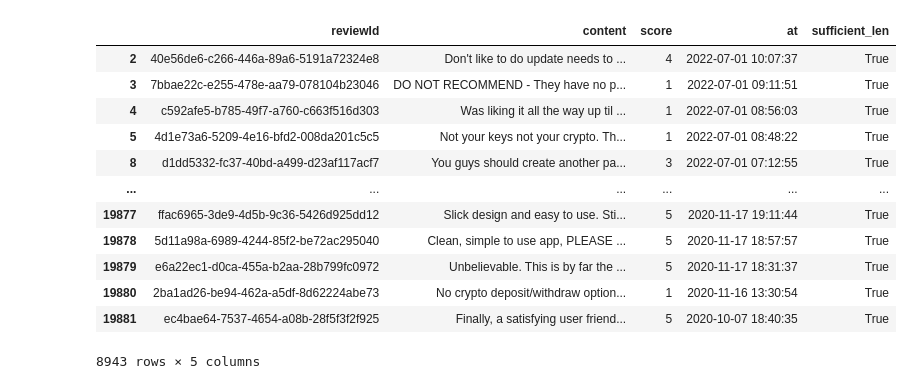
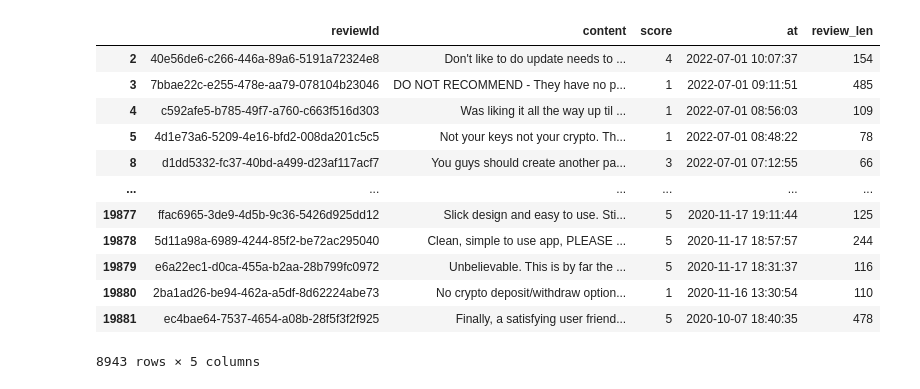
Before and after one commit to toxicpuzzle/winter-usyd-research-2022, a Jupyter notebook: bow_crypto.ipynb, the cells around one changed output. Saved outputs shown, nothing was run; the diff lists cells and outputs as text; code cells hidden in the pictures.

```diff
--- a/bow_crypto.ipynb
+++ b/bow_crypto.ipynb
@@ -28,34 +29,34 @@ topics = {"fee": ["fee", "money", "price", "cost", "expensive", "cost", "charge"
 # %%
 # Pre-processing the document
 all_files = ["coinbase.csv", "binance.csv", "ftx.csv", "kraken.csv"]
 
 # Combine all the csv files into one
 li = []
 for filename in all_files:
     df = pd.read_csv(filename)
     li.append(df)
 
 # Get only rows with >50 chars or about 10 words
 def get_rows(row):
-    row["sufficient_len"] = True if type(row["content"]) == str and len(row["content"]) > 50 else False;
+    row["review_len"] = len(row["content"])
     return row;
 
 frame = pd.concat(li, axis=0, ignore_index=True)
 frame = frame.loc[:, ["reviewId", "content", "score", "at"]]
 frame = frame.apply(get_rows, axis=1)
-frame = frame.loc[frame["sufficient_len"] == True]
+frame = frame.loc[frame["review_len"] > 50]
 frame
 # %% [output]
-|  | reviewId | content | score | at | sufficient_len |
-| 2 | 40e56de6-c266-446a-89a6-5191a72324e8 | Don't like to do update needs to ... | 4 | 2022-07-01 10:07:37 | True |
-| 3 | 7bbae22c-e255-478e-aa79-078104b23046 | DO NOT RECOMMEND - They have no p... | 1 | 2022-07-01 09:11:51 | True |
-| 4 | c592afe5-b785-49f7-a760-c663f516d303 | Was liking it all the way up til ... | 1 | 2022-07-01 08:56:03 | True |
-| 5 | 4d1e73a6-5209-4e16-bfd2-008da201c5c5 | Not your keys not your crypto. Th... | 1 | 2022-07-01 08:48:22 | True |
-| 8 | d1dd5332-fc37-40bd-a499-d23af117acf7 | You guys should create another pa... | 3 | 2022-07-01 07:12:55 | True |
+|  | reviewId | content | score | at | review_len |
+| 2 | 40e56de6-c266-446a-89a6-5191a72324e8 | Don't like to do update needs to ... | 4 | 2022-07-01 10:07:37 | 154 |
+| 3 | 7bbae22c-e255-478e-aa79-078104b23046 | DO NOT RECOMMEND - They have no p... | 1 | 2022-07-01 09:11:51 | 485 |
+| 4 | c592afe5-b785-49f7-a760-c663f516d303 | Was liking it all the way up til ... | 1 | 2022-07-01 08:56:03 | 109 |
+| 5 | 4d1e73a6-5209-4e16-bfd2-008da201c5c5 | Not your keys not your crypto. Th... | 1 | 2022-07-01 08:48:22 | 78 |
+| 8 | d1dd5332-fc37-40bd-a499-d23af117acf7 | You guys should create another pa... | 3 | 2022-07-01 07:12:55 | 66 |
 | ... | ... | ... | ... | ... | ... |
-| 19877 | ffac6965-3de9-4d5b-9c36-5426d925dd12 | Slick design and easy to use. Sti... | 5 | 2020-11-17 19:11:44 | True |
-| 19878 | 5d11a98a-6989-4244-85f2-be72ac295040 | Clean, simple to use app, PLEASE ... | 5 | 2020-11-17 18:57:57 | True |
-| 19879 | e6a22ec1-d0ca-455a-b2aa-28b799fc0972 | Unbelievable. This is by far the ... | 5 | 2020-11-17 18:31:37 | True |
-| 19880 | 2ba1ad26-be94-462a-a5df-8d62224abe73 | No crypto deposit/withdraw option... | 1 | 2020-11-16 13:30:54 | True |
-| 19881 | ec4bae64-7537-4654-a08b-28f5f3f2f925 | Finally, a satisfying user friend... | 5 | 2020-10-07 18:40:35 | True |
+| 19877 | ffac6965-3de9-4d5b-9c36-5426d925dd12 | Slick design and easy to use. Sti... | 5 | 2020-11-17 19:11:44 | 125 |
+| 19878 | 5d11a98a-6989-4244-85f2-be72ac295040 | Clean, simple to use app, PLEASE ... | 5 | 2020-11-17 18:57:57 | 244 |
+| 19879 | e6a22ec1-d0ca-455a-b2aa-28b799fc0972 | Unbelievable. This is by far the ... | 5 | 2020-11-17 18:31:37 | 116 |
+| 19880 | 2ba1ad26-be94-462a-a5df-8d62224abe73 | No crypto deposit/withdraw option... | 1 | 2020-11-16 13:30:54 | 110 |
+| 19881 | ec4bae64-7537-4654-a08b-28f5f3f2f925 | Finally, a satisfying user friend... | 5 | 2020-10-07 18:40:35 | 478 |
 8943 rows × 5 columns
```
Also changed, not shown: parts of 18 cells of this notebook, 17 other files.
